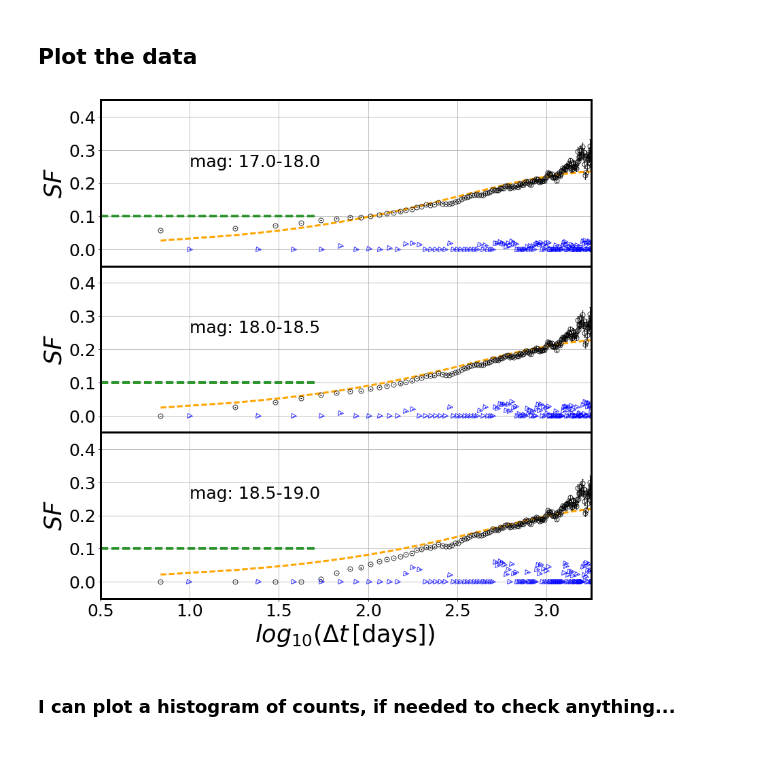
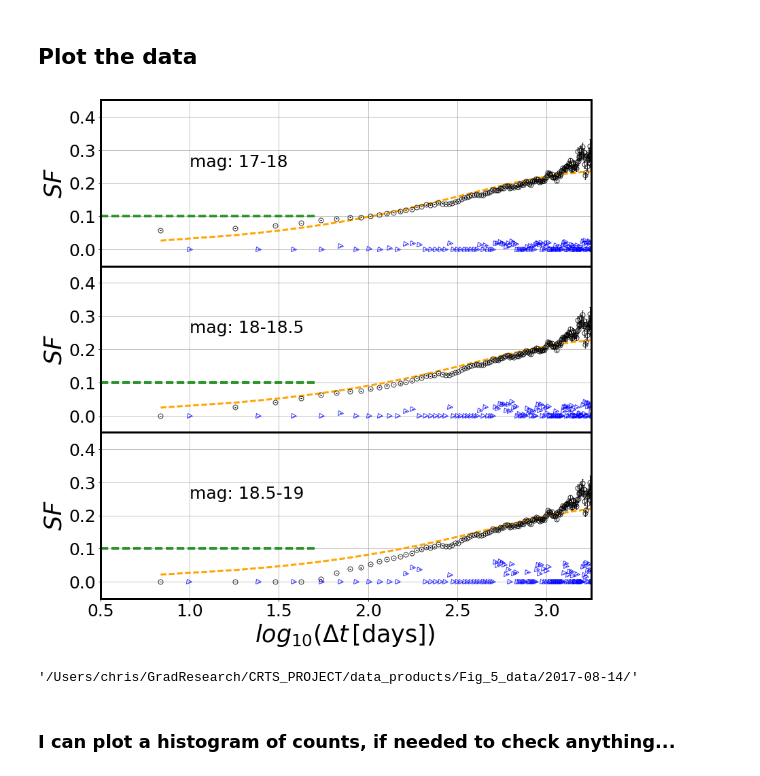
Before and after one commit to suberlak/CRTS_PROJECT, a Jupyter notebook: G_Fig_5_SF_panels_redshift_corr.ipynb, the cells around one changed output. Drawn from its saved outputs; the diff is of its cells as text; code cells hidden in the pictures.

```diff
--- a/G_Fig_5_SF_panels_redshift_corr.ipynb
+++ b/G_Fig_5_SF_panels_redshift_corr.ipynb
@@ -255,7 +255,7 @@ from scipy.optimize import curve_fit
 from collections import OrderedDict
 
 # the directory with results previously calculated ...
-#outDir = '/Users/chris/GradResearch/CRTS_PROJECT/data_products/Fig_5_data/2017-01-11/'
+outDir = '/Users/chris/GradResearch/CRTS_PROJECT/data_products/Fig_5_data/2017-08-14/'
 
 plot_data = OrderedDict()
 
@@ -357,36 +357,40 @@ for i in range(len(Min_arr)):
         y = plot['sigma'+calc]
         yerr = plot['sigma'+calc]* 1.06 / np.sqrt(plot['binCount'])
         plot_errorbar(ax[i], x,y,yerr, obj)
 
         if obj == 'qso' :
             # Calculate the model DRW fit for QSO
             xdata = plot['meanTau']
             sf = plot['sigma'+calc]
             popt, pcov = curve_fit(model_sf, xdata, sf)
             y = model_sf(xdata, sf_inf=popt[0], tau = popt[1]) # tau 1 year in days
             ax[i].plot(np.log10(xdata), y , lw=3, c = 'orange', ls='--')
 
-
+labels = ['17-18', '18-18.5', '18.5-19']
 for i in range(len(Min_arr)) :
-    ax[i].text(1.0, 0.25, 'mag: '+str(Min_arr[i])+'-'+str(Max_arr[i]) )
+    ax[i].text(1.0, 0.25, 'mag: '+labels[i])
     ax[i].set_ylabel(r'$SF$')
     ax[i].set_ylim(bottom=y_bott, top=y_top)
     ax[i].set_xlim(left=x_left, right=x_right)
     ax[i].grid()
     ax[i].hlines(y=0.1, xmin =0.5, xmax=1.7, color='green', lw = 4,
                  linestyle = '--' , alpha = 0.8  )
 
     ax[i].set_yticks([0,0.1,0.2,0.3,0.4])
     ax[i].set_yticklabels(['0.0','0.1', '0.2', '0.3', '0.4'])
 
 
 ax[-1].set_xlabel(r'$log_{10} (\Delta {t} \, \mathrm{[days]})$ ')
 plt.tight_layout()
 fig.subplots_adjust(hspace=0)
 plt.savefig(outDir+'Fig_5_SF_QSO_starsB_rest.png')
 plt.show()
 # %% [output]
-[figure, old version]
+[figure, new version]
+# %%
+outDir
+# %% [output]
+'/Users/chris/GradResearch/CRTS_PROJECT/data_products/Fig_5_data/2017-08-14/'
 # %% [markdown]
 ### I can plot a histogram of counts, if needed to check anything...
 # %%
```
Also changed, not shown: parts of 1 cell of this notebook, 4 other files.
